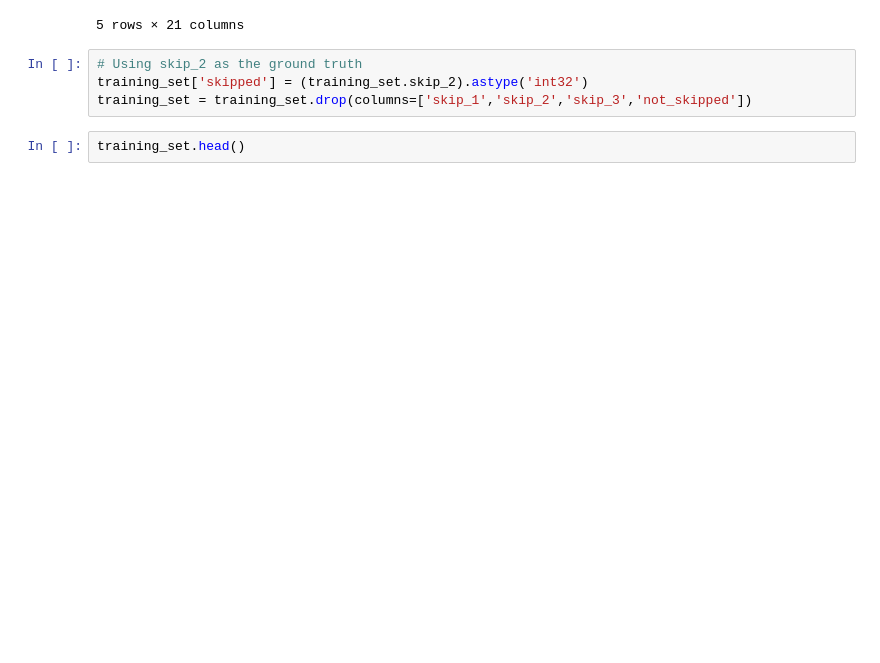
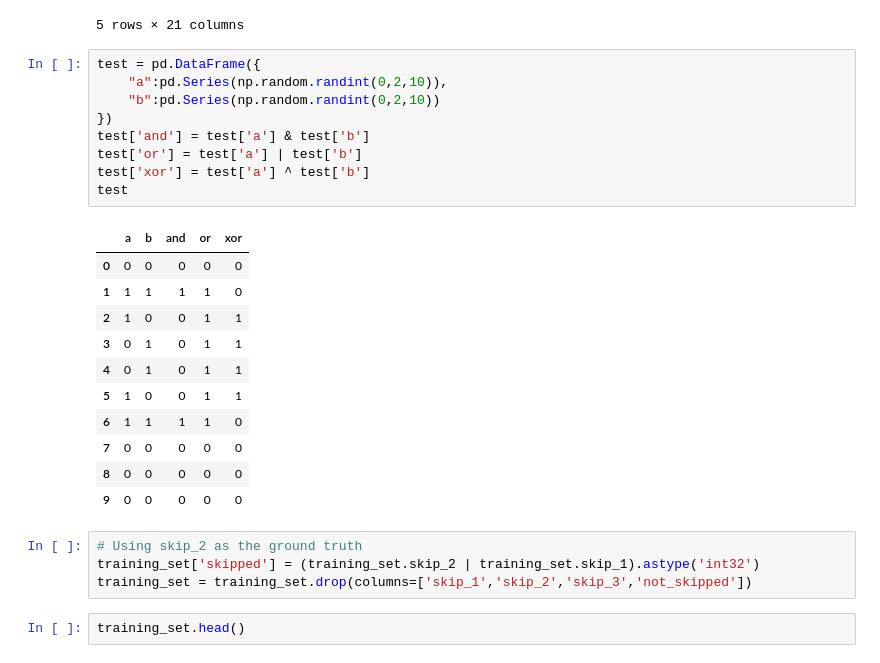
Before and after one commit to a-poor/spotify-skip-prediction, a Jupyter notebook: feature_engineering.ipynb, the cells around one changed output. Drawn from its saved outputs; the diff is of its cells as text; blank space fills up the shorter version.

```diff
--- a/feature_engineering.ipynb
+++ b/feature_engineering.ipynb
@@ -144,9 +144,30 @@ training_set.head()
 | 3 | 0_00006f66-33e5-4de7-a324-2d18e43... | 4 | 20 | t_23cff8d6-d874-4b20-83dc-94e450e... | False | False | False | True | ... |
 | 4 | 0_00006f66-33e5-4de7-a324-2d18e43... | 5 | 20 | t_64f3743c-f624-46bb-a579-0f3f9a0... | False | False | False | True | ... |
 5 rows × 21 columns
+# %%
+test = pd.DataFrame({
+    "a":pd.Series(np.random.randint(0,2,10)),
+    "b":pd.Series(np.random.randint(0,2,10))
+})
+test['and'] = test['a'] & test['b']
+test['or'] = test['a'] | test['b']
+test['xor'] = test['a'] ^ test['b']
+test
+# %% [output]
+|  | a | b | and | or | xor |
+| 0 | 0 | 0 | 0 | 0 | 0 |
+| 1 | 1 | 1 | 1 | 1 | 0 |
+| 2 | 1 | 0 | 0 | 1 | 1 |
+| 3 | 0 | 1 | 0 | 1 | 1 |
+| 4 | 0 | 1 | 0 | 1 | 1 |
+| 5 | 1 | 0 | 0 | 1 | 1 |
+| 6 | 1 | 1 | 1 | 1 | 0 |
+| 7 | 0 | 0 | 0 | 0 | 0 |
+| 8 | 0 | 0 | 0 | 0 | 0 |
+| 9 | 0 | 0 | 0 | 0 | 0 |
 # %%
 # Using skip_2 as the ground truth
-training_set['skipped'] = (training_set.skip_2).astype('int32')
+training_set['skipped'] = (training_set.skip_2 | training_set.skip_1).astype('int32')
 training_set = training_set.drop(columns=['skip_1','skip_2','skip_3','not_skipped'])
 # %%
 training_set.head()
```
Also changed, not shown: parts of 33 cells of this notebook, 5 other files.
